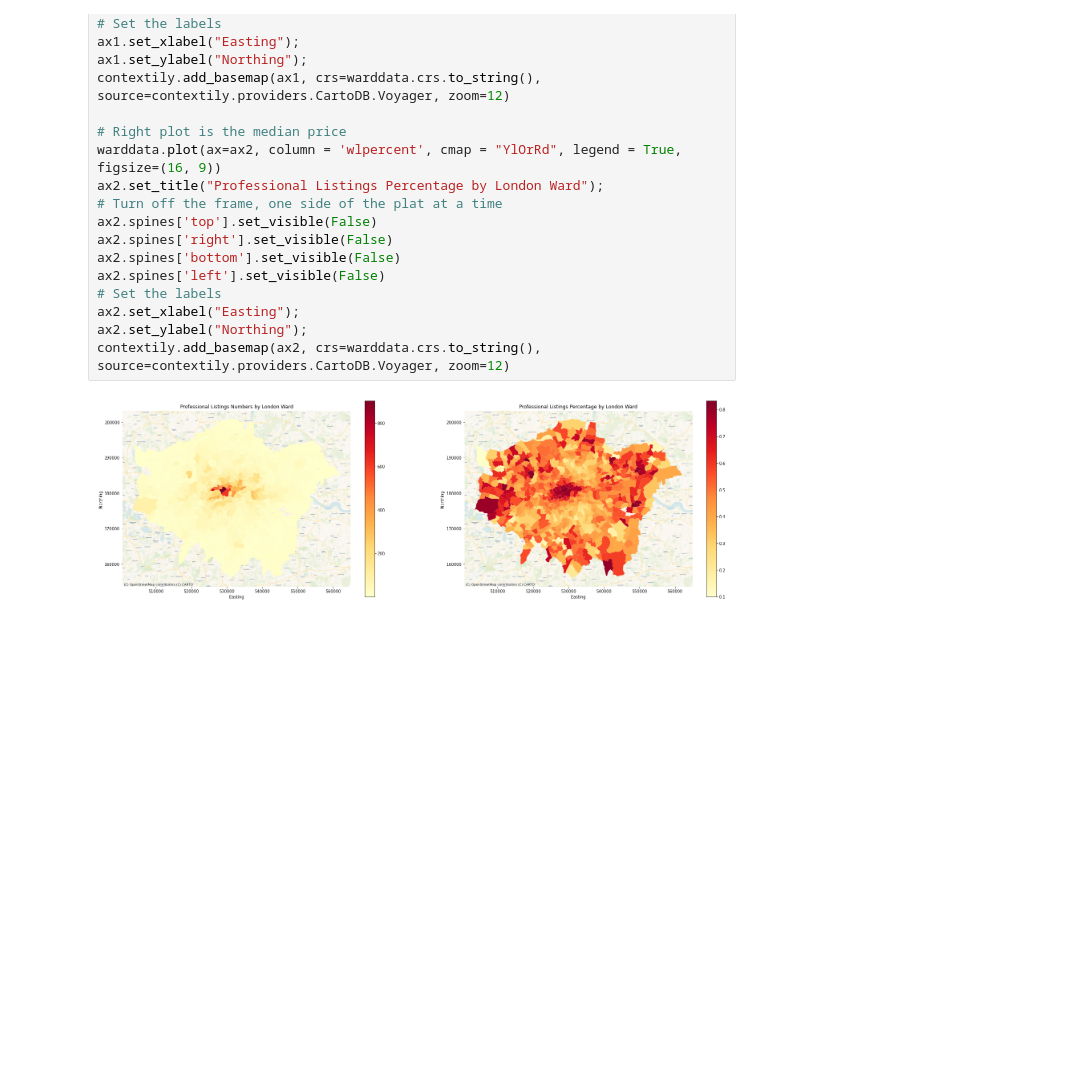
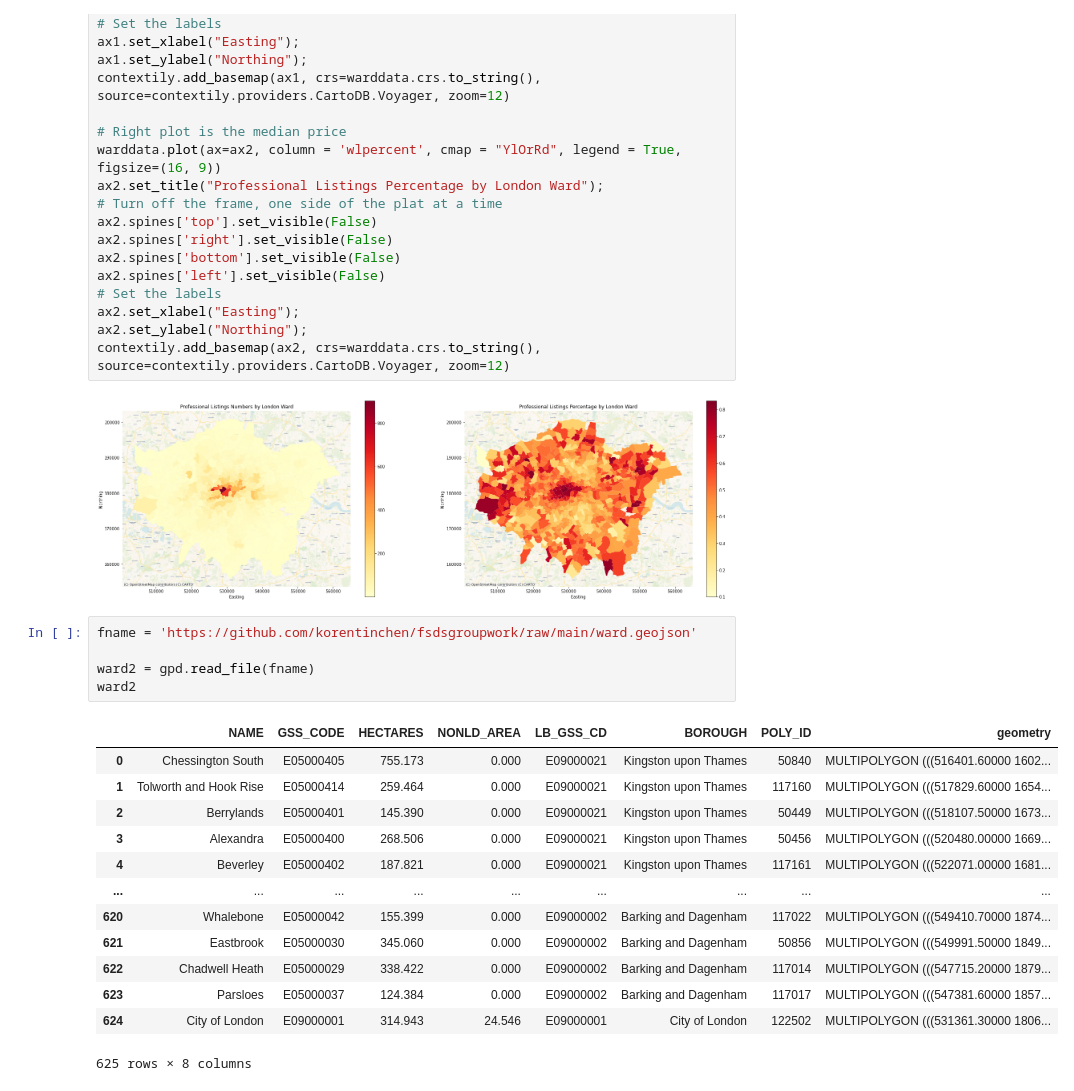
Before and after one commit to korentinchen/fsdsgroupwork, a Jupyter notebook: fsdscode2.ipynb, the cells around one changed output. Drawn from its saved outputs; the diff is of its cells as text; blank space fills up the shorter version.

```diff
--- a/fsdscode2.ipynb
+++ b/fsdscode2.ipynb
@@ -453,3 +453,22 @@ ax2.set_ylabel("Northing");
 contextily.add_basemap(ax2, crs=warddata.crs.to_string(), source=contextily.providers.CartoDB.Voyager, zoom=12)
 # %% [output]
 [figure]
+# %%
+fname = 'https://github.com/korentinchen/fsdsgroupwork/raw/main/ward.geojson'
+
+ward2 = gpd.read_file(fname)
+ward2
+# %% [output]
+|  | NAME | GSS_CODE | HECTARES | NONLD_AREA | LB_GSS_CD | BOROUGH | POLY_ID | geometry |
+| 0 | Chessington South | E05000405 | 755.173 | 0.000 | E09000021 | Kingston upon Thames | 50840 | MULTIPOLYGON (((516401.60000 1602... |
+| 1 | Tolworth and Hook Rise | E05000414 | 259.464 | 0.000 | E09000021 | Kingston upon Thames | 117160 | MULTIPOLYGON (((517829.60000 1654... |
+| 2 | Berrylands | E05000401 | 145.390 | 0.000 | E09000021 | Kingston upon Thames | 50449 | MULTIPOLYGON (((518107.50000 1673... |
+| 3 | Alexandra | E05000400 | 268.506 | 0.000 | E09000021 | Kingston upon Thames | 50456 | MULTIPOLYGON (((520480.00000 1669... |
+| 4 | Beverley | E05000402 | 187.821 | 0.000 | E09000021 | Kingston upon Thames | 117161 | MULTIPOLYGON (((522071.00000 1681... |
+| ... | ... | ... | ... | ... | ... | ... | ... | ... |
+| 620 | Whalebone | E05000042 | 155.399 | 0.000 | E09000002 | Barking and Dagenham | 117022 | MULTIPOLYGON (((549410.70000 1874... |
+| 621 | Eastbrook | E05000030 | 345.060 | 0.000 | E09000002 | Barking and Dagenham | 50856 | MULTIPOLYGON (((549991.50000 1849... |
+| 622 | Chadwell Heath | E05000029 | 338.422 | 0.000 | E09000002 | Barking and Dagenham | 117014 | MULTIPOLYGON (((547715.20000 1879... |
+| 623 | Parsloes | E05000037 | 124.384 | 0.000 | E09000002 | Barking and Dagenham | 117017 | MULTIPOLYGON (((547381.60000 1857... |
+| 624 | City of London | E09000001 | 314.943 | 24.546 | E09000001 | City of London | 122502 | MULTIPOLYGON (((531361.30000 1806... |
+625 rows × 8 columns
```
Also changed, not shown: 1 other file.
